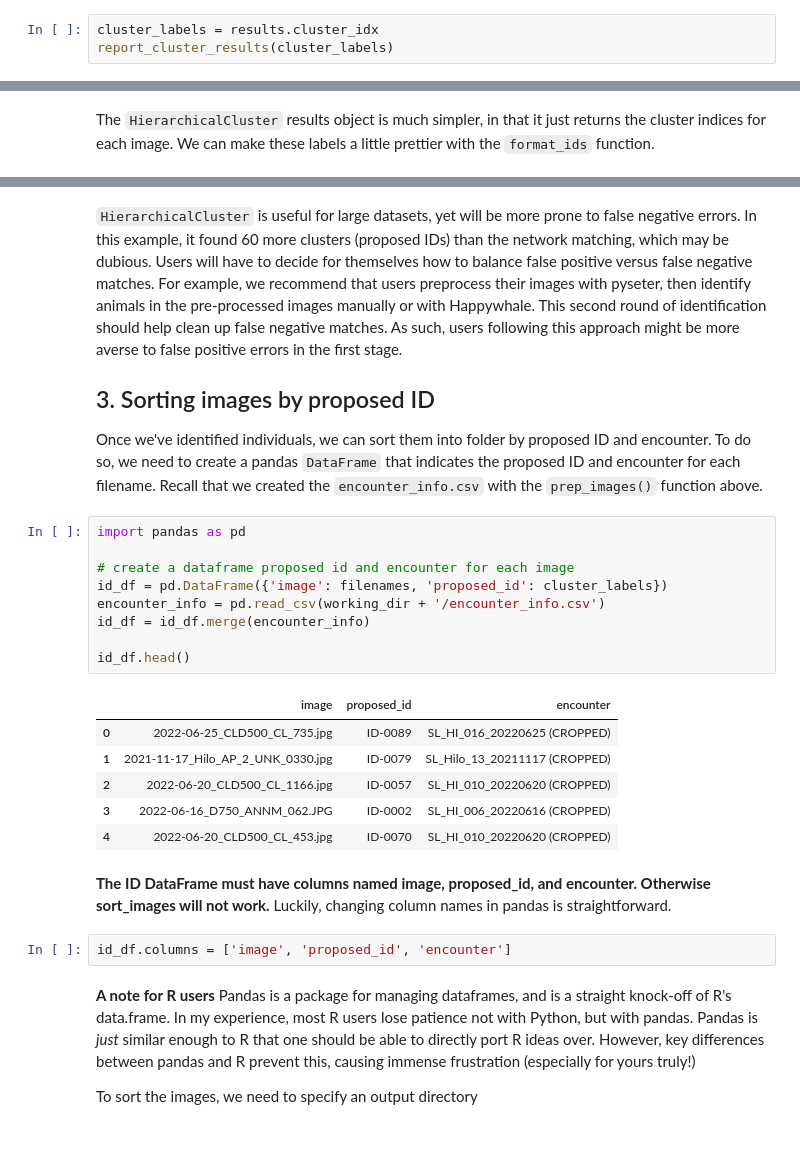
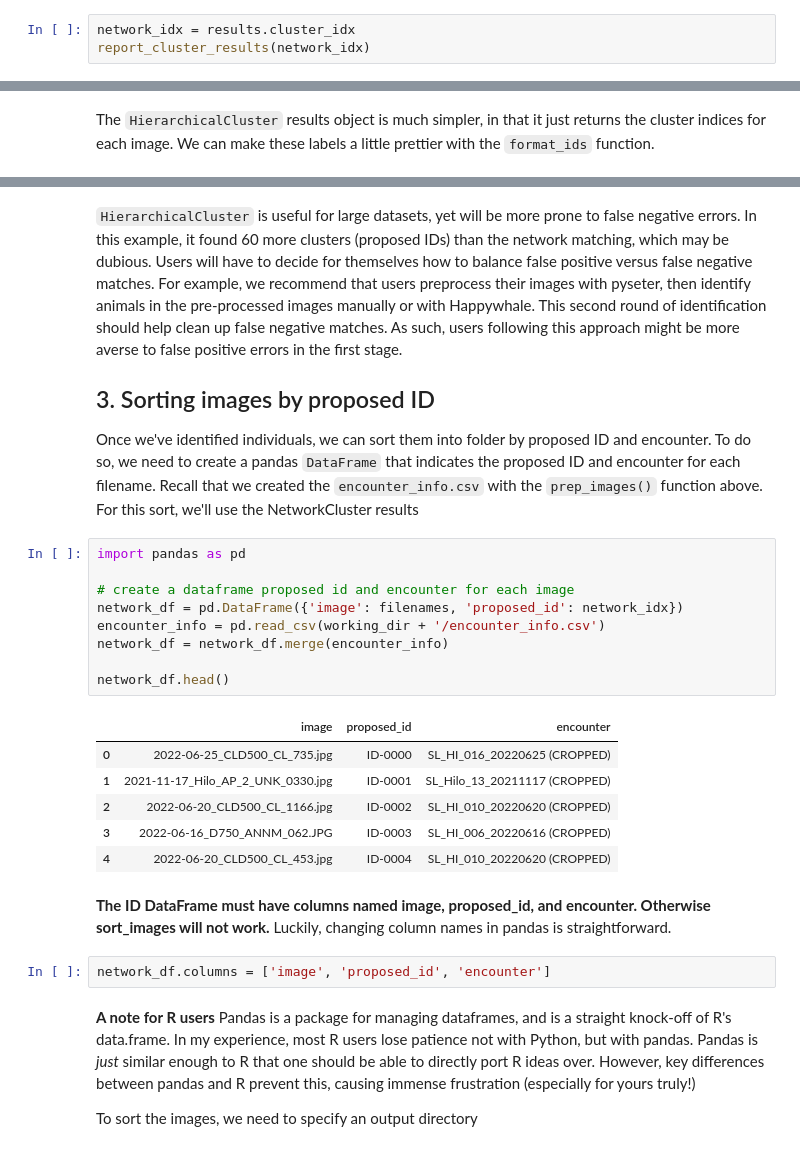
Before and after one commit to philpatton/pyseter, a Jupyter notebook: examples/general-overview.ipynb, the cells around one changed output, grey strips where cells are left out. Saved outputs shown, nothing was run; the diff lists cells and outputs as text.

```diff
--- a/examples/general-overview.ipynb
+++ b/examples/general-overview.ipynb
@@ -187,8 +187,8 @@ Following clusters may contain false positives:
 # %% [markdown]
 Network clustering has one major hyperparameter, namely, the `match_threshold`, which indicates whether two images should be grouped within a cluster. That is, if the similarity score between two images is above a certain threshold, we cluster them into a proposed ID. High thresholds mean that few images will be clustered together, creating many clusters. Very low thresholds mean that many images will be clustered together, creating few clusters. `report_cluster_results` produces a quick and dirty summary of the number of clusters created, and the size of the largest cluster (i.e., the number of images associated to the most photographed individual). This is a quick sanity check.
 # %%
-cluster_labels = results.cluster_idx
-report_cluster_results(cluster_labels)
+network_idx = results.cluster_idx
+report_cluster_results(network_idx)
 # %% [output]
 Found 243 clusters.
 Largest cluster has 30 images.
@@ -231,27 +231,27 @@ Largest cluster has 19 images.
 
 ## 3. Sorting images by proposed ID
 
-Once we've identified individuals, we can sort them into folder by proposed ID and encounter. To do so, we need to create a pandas `DataFrame` that indicates the proposed ID and encounter for each filename. Recall that we created the `encounter_info.csv` with the `prep_images()` function above.
+Once we've identified individuals, we can sort them into folder by proposed ID and encounter. To do so, we need to create a pandas `DataFrame` that indicates the proposed ID and encounter for each filename. Recall that we created the `encounter_info.csv` with the `prep_images()` function above. For this sort, we'll use the NetworkCluster results
 # %%
 import pandas as pd
 
 # create a dataframe proposed id and encounter for each image
-id_df = pd.DataFrame({'image': filenames, 'proposed_id': cluster_labels})
+network_df = pd.DataFrame({'image': filenames, 'proposed_id': network_idx})
 encounter_info = pd.read_csv(working_dir + '/encounter_info.csv')
-id_df = id_df.merge(encounter_info)
+network_df = network_df.merge(encounter_info)
 
-id_df.head()
+network_df.head()
 # %% [output]
 |  | image | proposed_id | encounter |
-| 0 | 2022-06-25_CLD500_CL_735.jpg | ID-0089 | SL_HI_016_20220625 (CROPPED) |
-| 1 | 2021-11-17_Hilo_AP_2_UNK_0330.jpg | ID-0079 | SL_Hilo_13_20211117 (CROPPED) |
-| 2 | 2022-06-20_CLD500_CL_1166.jpg | ID-0057 | SL_HI_010_20220620 (CROPPED) |
-| 3 | 2022-06-16_D750_ANNM_062.JPG | ID-0002 | SL_HI_006_20220616 (CROPPED) |
-| 4 | 2022-06-20_CLD500_CL_453.jpg | ID-0070 | SL_HI_010_20220620 (CROPPED) |
+| 0 | 2022-06-25_CLD500_CL_735.jpg | ID-0000 | SL_HI_016_20220625 (CROPPED) |
+| 1 | 2021-11-17_Hilo_AP_2_UNK_0330.jpg | ID-0001 | SL_Hilo_13_20211117 (CROPPED) |
+| 2 | 2022-06-20_CLD500_CL_1166.jpg | ID-0002 | SL_HI_010_20220620 (CROPPED) |
+| 3 | 2022-06-16_D750_ANNM_062.JPG | ID-0003 | SL_HI_006_20220616 (CROPPED) |
+| 4 | 2022-06-20_CLD500_CL_453.jpg | ID-0004 | SL_HI_010_20220620 (CROPPED) |
 # %% [markdown]
 **The ID DataFrame must have columns named image, proposed_id, and encounter. Otherwise sort_images will not work.** Luckily, changing column names in pandas is straightforward.
 # %%
-id_df.columns = ['image', 'proposed_id', 'encounter']
+network_df.columns = ['image', 'proposed_id', 'encounter']
 # %% [markdown]
 **A note for R users** Pandas is a package for managing dataframes, and is a straight knock-off of R's data.frame. In my experience, most R users lose patience not with Python, but with pandas. Pandas is *just* similar enough to R that one should be able to directly port R ideas over. However, key differences between pandas and R prevent this, causing immense frustration (especially for yours truly!)
 
```
Also changed, not shown: parts of 4 cells of this notebook.
